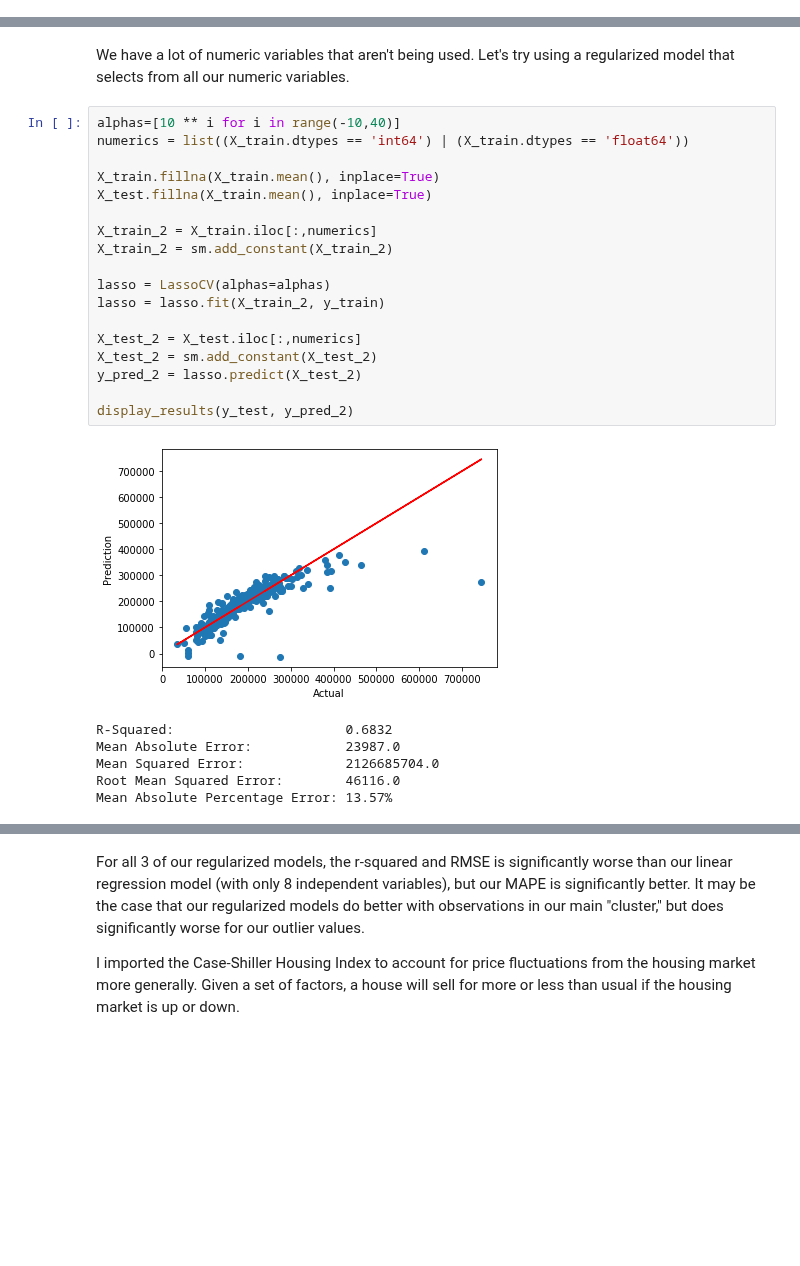
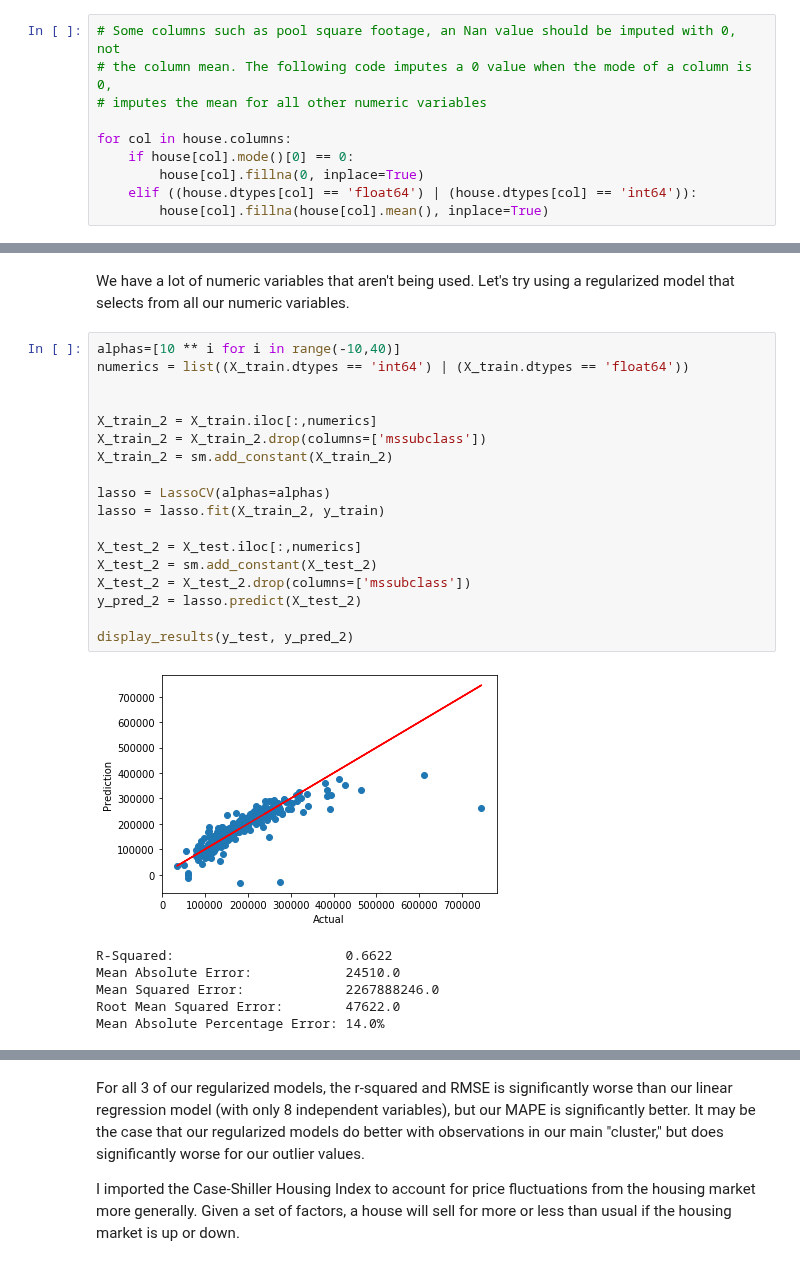
Before and after one commit to timcopelandoh/thinkful, a Jupyter notebook: Module 18 - Supervised Learning - Regression/18.8 - Regression Challenge.ipynb, the cells around one changed output, grey strips where cells are left out. Drawn from its saved outputs; the diff is of its cells as text; blank space fills up the shorter version.

```diff
--- a/Module 18 - Supervised Learning - Regression/18.8 - Regression Challenge.ipynb
+++ b/Module 18 - Supervised Learning - Regression/18.8 - Regression Challenge.ipynb
@@ -41,0 +68,10 @@ house.describe()
+# %%
+# Some columns such as pool square footage, an Nan value should be imputed with 0, not
+# the column mean. The following code imputes a 0 value when the mode of a column is 0,
+# imputes the mean for all other numeric variables
+
+for col in house.columns:
+    if house[col].mode()[0] == 0:
+        house[col].fillna(0, inplace=True)
+    elif ((house.dtypes[col] == 'float64') | (house.dtypes[col] == 'int64')):
+        house[col].fillna(house[col].mean(), inplace=True)
@@ -85,28 +141,28 @@ We have a lot of numeric variables that aren't being used. Let's try using a reg
 # %%
 alphas=[10 ** i for i in range(-10,40)]
 numerics = list((X_train.dtypes == 'int64') | (X_train.dtypes == 'float64'))
 
-X_train.fillna(X_train.mean(), inplace=True)
-X_test.fillna(X_train.mean(), inplace=True)
 
 X_train_2 = X_train.iloc[:,numerics]
+X_train_2 = X_train_2.drop(columns=['mssubclass'])
 X_train_2 = sm.add_constant(X_train_2)
 
 lasso = LassoCV(alphas=alphas)
 lasso = lasso.fit(X_train_2, y_train)
 
 X_test_2 = X_test.iloc[:,numerics]
 X_test_2 = sm.add_constant(X_test_2)
+X_test_2 = X_test_2.drop(columns=['mssubclass'])
 y_pred_2 = lasso.predict(X_test_2)
 
 display_results(y_test, y_pred_2)
 # %% [output]
-[figure, old version]
+[figure, new version]
-R-Squared:                      0.6832
-Mean Absolute Error:            23987.0
-Mean Squared Error:             2126685704.0
-Root Mean Squared Error:        46116.0
-Mean Absolute Percentage Error: 13.57%
+R-Squared:                      0.6622
+Mean Absolute Error:            24510.0
+Mean Squared Error:             2267888246.0
+Root Mean Squared Error:        47622.0
+Mean Absolute Percentage Error: 14.0%
 # %%
 ridge = RidgeCV(alphas=alphas)
 ridge = ridge.fit(X_train_2, y_train)
```
Also changed, not shown: parts of 8 cells of this notebook, 1 other file.
